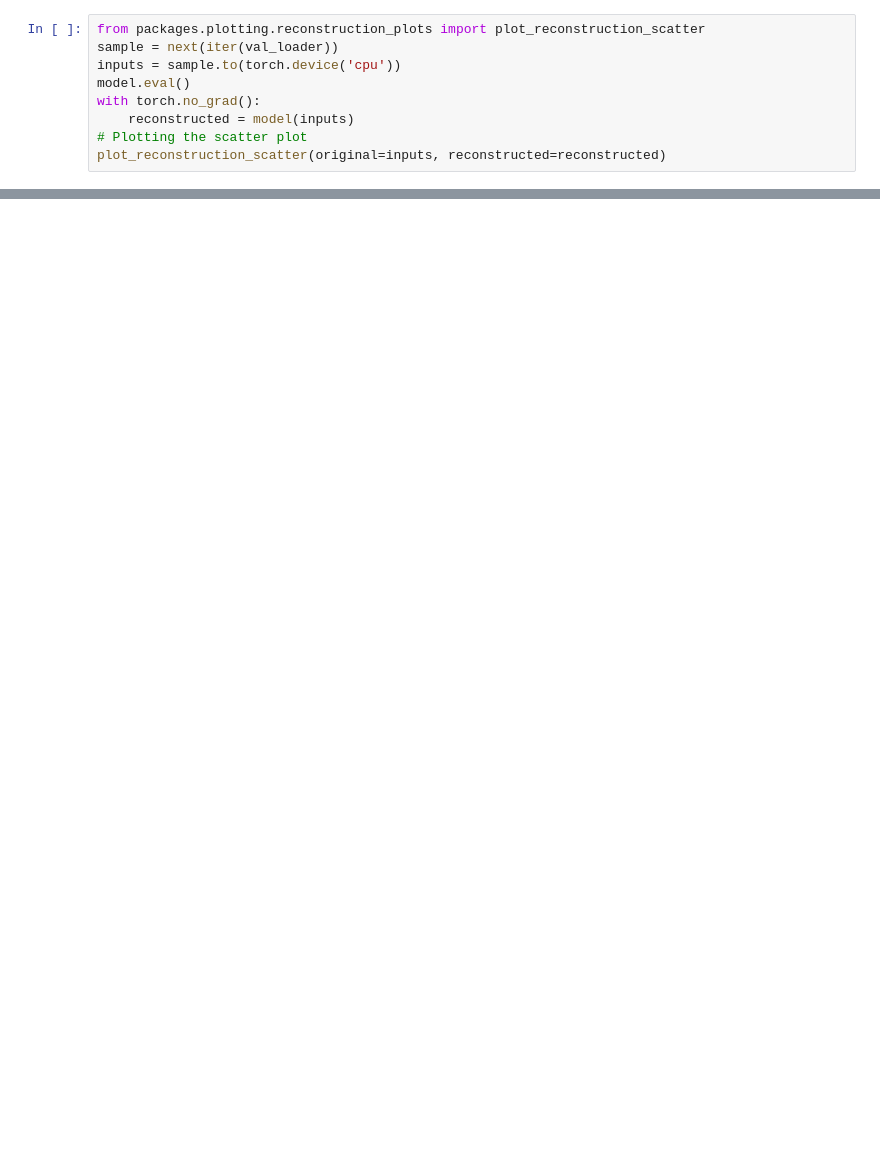
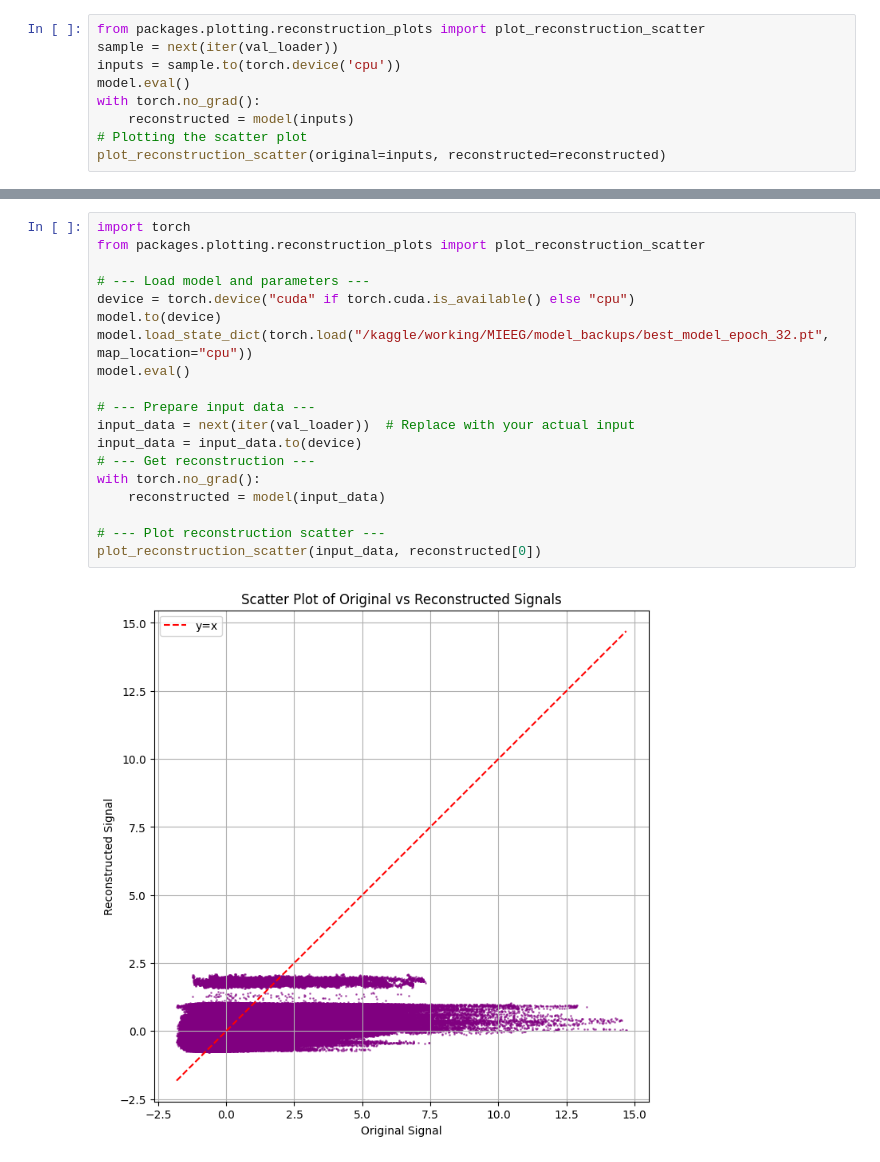
Before and after one commit to Lolleeee/MIEEG, a Jupyter notebook: cloud_script.ipynb, the cells around one changed output, grey strips where cells are left out. Saved outputs shown, nothing was run; the diff lists cells and outputs as text; blank space fills up the shorter version.

Commit message:
Kaggle Notebook | cloud_script | Version 4

```diff
--- a/cloud_script.ipynb
+++ b/cloud_script.ipynb
@@ -81,0 +135,21 @@ plot_reconstruction_scatter(original=inputs, reconstructed=reconstructed)
+# %%
+import torch
+from packages.plotting.reconstruction_plots import plot_reconstruction_scatter
+
+# --- Load model and parameters ---
+device = torch.device("cuda" if torch.cuda.is_available() else "cpu")
+model.to(device)
+model.load_state_dict(torch.load("/kaggle/working/MIEEG/model_backups/best_model_epoch_32.pt", map_location="cpu"))
+model.eval()
+
+# --- Prepare input data ---
+input_data = next(iter(val_loader))  # Replace with your actual input
+input_data = input_data.to(device)
+# --- Get reconstruction ---
+with torch.no_grad():
+    reconstructed = model(input_data)
+
+# --- Plot reconstruction scatter ---
+plot_reconstruction_scatter(input_data, reconstructed[0])
+# %% [output]
+[figure, added]
```
Also changed, not shown: parts of 3 cells of this notebook.
